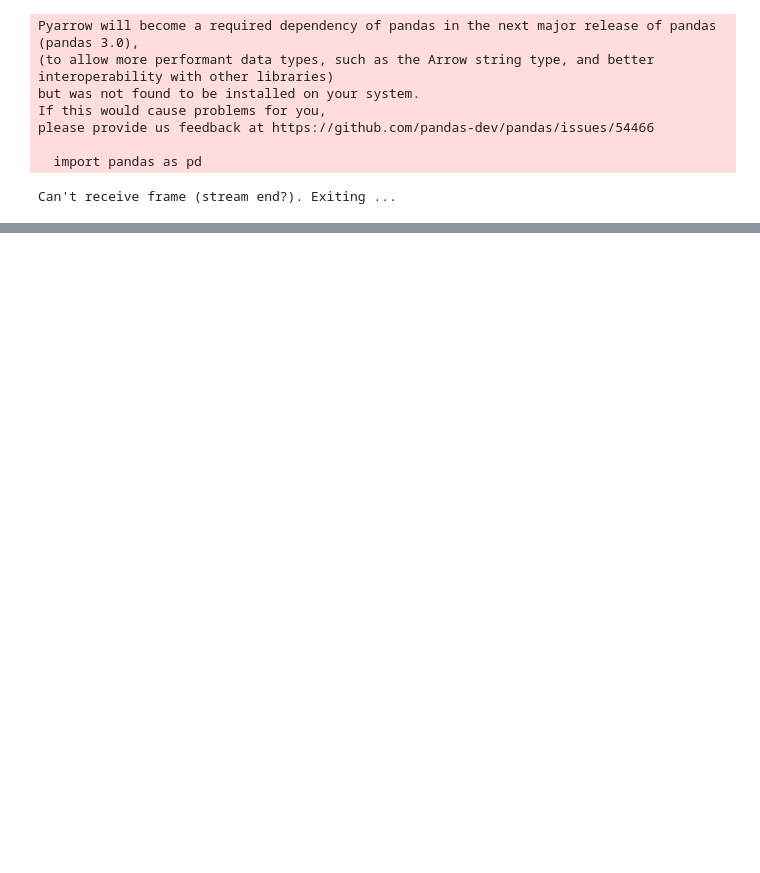
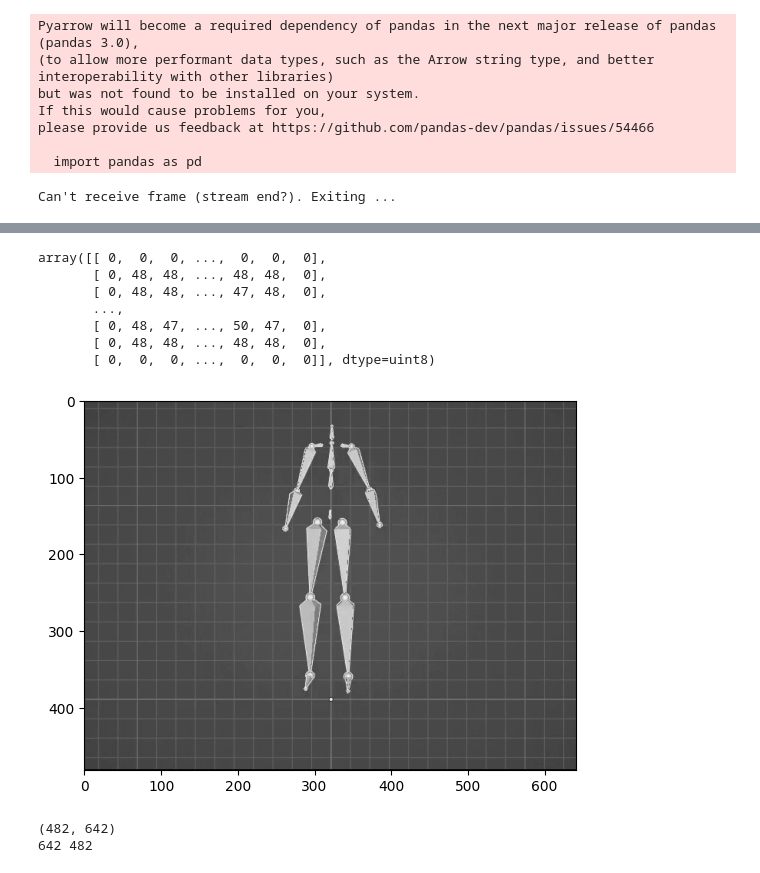
Before and after one commit to NCCA/aseassignment2021-22-dolphin9, a Jupyter notebook: main.ipynb, the cells around one changed output, grey strips where cells are left out. Cells and saved outputs as stored; diff of their text form; code cells hidden in the pictures; blank space fills up the shorter version.

Commit message:
try padding & pooling

```diff
--- a/main.ipynb
+++ b/main.ipynb
@@ -53,0 +64,13 @@ cv.imwrite(motion[0])
+# %%
+PaddingImage = np.pad(motion[0],((1,1),(1,1)))
+plt.imshow(PaddingImage,cmap='gray')
+PaddingImage
+# %% [output]
+array([[ 0,  0,  0, ...,  0,  0,  0],
+       [ 0, 48, 48, ..., 48, 48,  0],
+       [ 0, 48, 48, ..., 47, 48,  0],
+       ...,
+       [ 0, 48, 47, ..., 50, 47,  0],
+       [ 0, 48, 48, ..., 48, 48,  0],
+       [ 0,  0,  0, ...,  0,  0,  0]], dtype=uint8)
+[figure, added]
@@ -53,0 +92,8 @@ cv.imwrite(motion[0])
+# %%
+print(PaddingImage.shape)
+img_width = PaddingImage.shape[0]
+img_height =PaddingImage.shape[1]
+print(img_width,img_height)
+# %% [output]
+(482, 642)
+642 482
```
Also changed, not shown: parts of 8 cells of this notebook, 1 other file.
